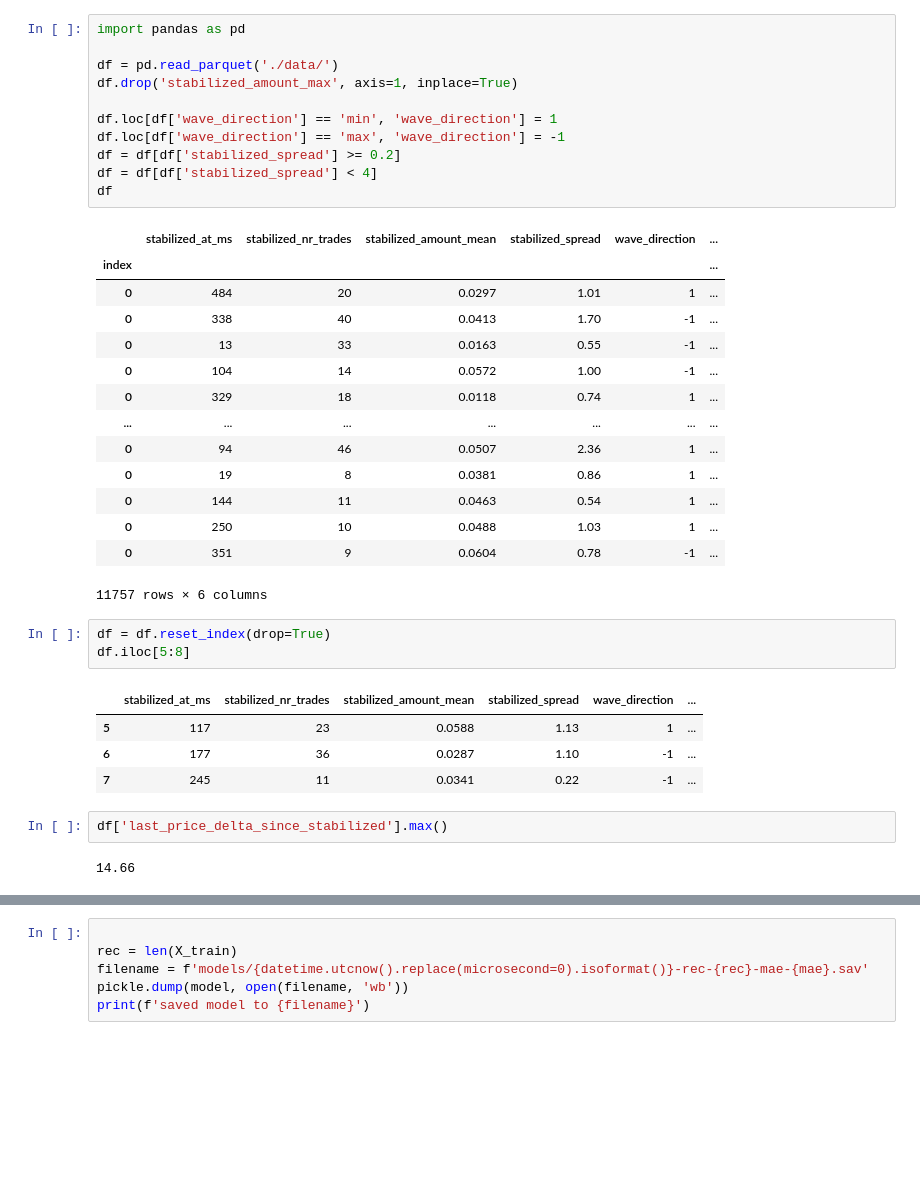
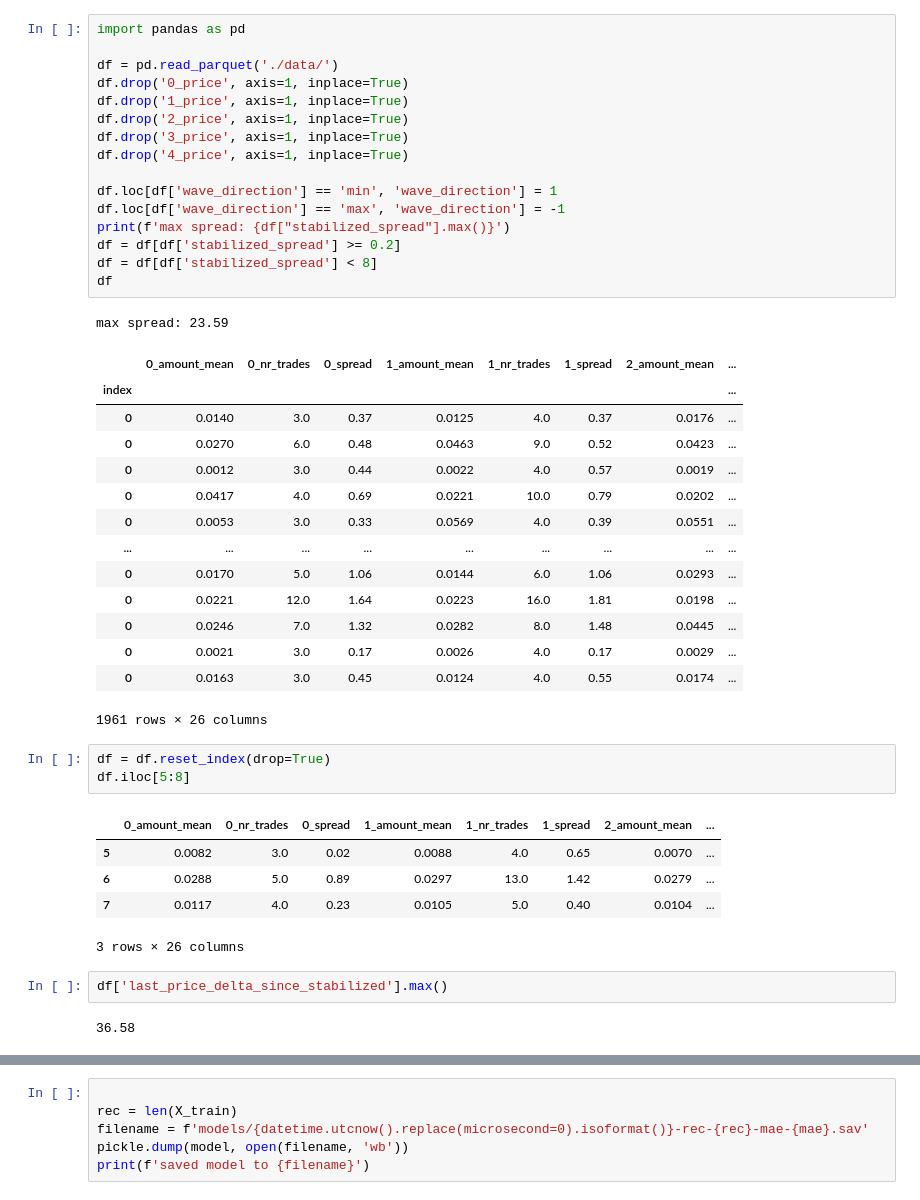
Before and after one commit to kjozsa/spreadsurfer, a Jupyter notebook: train.ipynb, the cells around one changed output, grey strips where cells are left out. Drawn from its saved outputs; the diff is of its cells as text; blank space fills up the shorter version.

Commit message:
fix datacollect column names

```diff
--- a/train.ipynb
+++ b/train.ipynb
@@ -1,41 +1,48 @@
 # %%
 import pandas as pd
 
 df = pd.read_parquet('./data/')
-df.drop('stabilized_amount_max', axis=1, inplace=True)
+df.drop('0_price', axis=1, inplace=True)
+df.drop('1_price', axis=1, inplace=True)
+df.drop('2_price', axis=1, inplace=True)
+df.drop('3_price', axis=1, inplace=True)
+df.drop('4_price', axis=1, inplace=True)
 
 df.loc[df['wave_direction'] == 'min', 'wave_direction'] = 1
 df.loc[df['wave_direction'] == 'max', 'wave_direction'] = -1
+print(f'max spread: {df["stabilized_spread"].max()}')
 df = df[df['stabilized_spread'] >= 0.2]
-df = df[df['stabilized_spread'] < 4]
+df = df[df['stabilized_spread'] < 8]
 df
 # %% [output]
+max spread: 23.59
-|  | stabilized_at_ms | stabilized_nr_trades | stabilized_amount_mean | stabilized_spread | wave_direction | ... |
-| index |  |  |  |  |  | ... |
-| 0 | 484 | 20 | 0.0297 | 1.01 | 1 | ... |
-| 0 | 338 | 40 | 0.0413 | 1.70 | -1 | ... |
-| 0 | 13 | 33 | 0.0163 | 0.55 | -1 | ... |
-| 0 | 104 | 14 | 0.0572 | 1.00 | -1 | ... |
-| 0 | 329 | 18 | 0.0118 | 0.74 | 1 | ... |
-| ... | ... | ... | ... | ... | ... | ... |
-| 0 | 94 | 46 | 0.0507 | 2.36 | 1 | ... |
-| 0 | 19 | 8 | 0.0381 | 0.86 | 1 | ... |
-| 0 | 144 | 11 | 0.0463 | 0.54 | 1 | ... |
-| 0 | 250 | 10 | 0.0488 | 1.03 | 1 | ... |
-| 0 | 351 | 9 | 0.0604 | 0.78 | -1 | ... |
+|  | 0_amount_mean | 0_nr_trades | 0_spread | 1_amount_mean | 1_nr_trades | 1_spread | 2_amount_mean | ... |
+| index |  |  |  |  |  |  |  | ... |
+| 0 | 0.0140 | 3.0 | 0.37 | 0.0125 | 4.0 | 0.37 | 0.0176 | ... |
+| 0 | 0.0270 | 6.0 | 0.48 | 0.0463 | 9.0 | 0.52 | 0.0423 | ... |
+| 0 | 0.0012 | 3.0 | 0.44 | 0.0022 | 4.0 | 0.57 | 0.0019 | ... |
+| 0 | 0.0417 | 4.0 | 0.69 | 0.0221 | 10.0 | 0.79 | 0.0202 | ... |
+| 0 | 0.0053 | 3.0 | 0.33 | 0.0569 | 4.0 | 0.39 | 0.0551 | ... |
+| ... | ... | ... | ... | ... | ... | ... | ... | ... |
+| 0 | 0.0170 | 5.0 | 1.06 | 0.0144 | 6.0 | 1.06 | 0.0293 | ... |
+| 0 | 0.0221 | 12.0 | 1.64 | 0.0223 | 16.0 | 1.81 | 0.0198 | ... |
+| 0 | 0.0246 | 7.0 | 1.32 | 0.0282 | 8.0 | 1.48 | 0.0445 | ... |
+| 0 | 0.0021 | 3.0 | 0.17 | 0.0026 | 4.0 | 0.17 | 0.0029 | ... |
+| 0 | 0.0163 | 3.0 | 0.45 | 0.0124 | 4.0 | 0.55 | 0.0174 | ... |
-11757 rows × 6 columns
+1961 rows × 26 columns
 # %%
 df = df.reset_index(drop=True)
 df.iloc[5:8]
 # %% [output]
-|  | stabilized_at_ms | stabilized_nr_trades | stabilized_amount_mean | stabilized_spread | wave_direction | ... |
-| 5 | 117 | 23 | 0.0588 | 1.13 | 1 | ... |
-| 6 | 177 | 36 | 0.0287 | 1.10 | -1 | ... |
-| 7 | 245 | 11 | 0.0341 | 0.22 | -1 | ... |
+|  | 0_amount_mean | 0_nr_trades | 0_spread | 1_amount_mean | 1_nr_trades | 1_spread | 2_amount_mean | ... |
+| 5 | 0.0082 | 3.0 | 0.02 | 0.0088 | 4.0 | 0.65 | 0.0070 | ... |
+| 6 | 0.0288 | 5.0 | 0.89 | 0.0297 | 13.0 | 1.42 | 0.0279 | ... |
+| 7 | 0.0117 | 4.0 | 0.23 | 0.0105 | 5.0 | 0.40 | 0.0104 | ... |
+3 rows × 26 columns
 # %%
 df['last_price_delta_since_stabilized'].max()
 # %% [output]
-14.66
+36.58
 # %%
 from sklearn.model_selection import train_test_split
 
```
Also changed, not shown: parts of 2 cells of this notebook, 4 other files.
